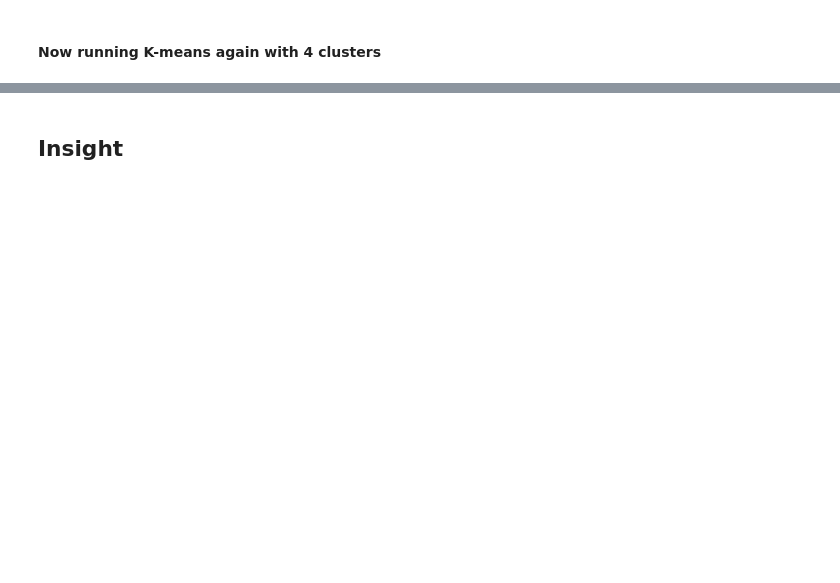
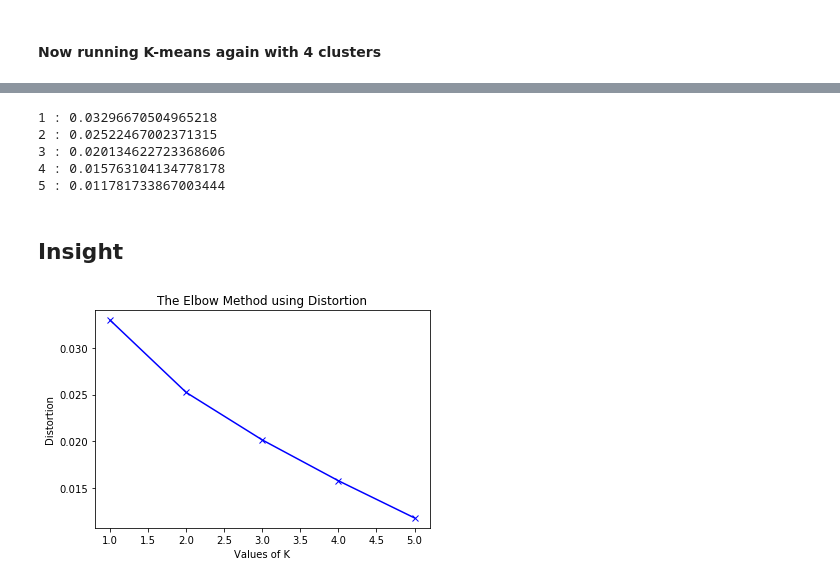
Before and after one commit to sumanan047/Coursera_Capstone, a Jupyter notebook: Capstone.ipynb, the cells around one changed output, grey strips where cells are left out. Saved outputs shown, nothing was run; the diff lists cells and outputs as text; code cells hidden in the pictures; blank space fills up the shorter version.

```diff
--- a/Capstone.ipynb
+++ b/Capstone.ipynb
@@ -717,0 +843,3 @@ venues_map
+# %%
+X = df_nnew.values[:,2:4]
+X
@@ -718,2 +868,39 @@ venues_map
+# %%
+# lets create a loop which runs for different Ks (1 to 6) and return the distortions and Inertias
+distortions = []
+inertias = []
+mapping1 = {}
+mapping2 = {}
+K = range(1,6)
+
+for k in K:
+	#Building and fitting the model
+	kmeanModel = KMeans(n_clusters=k).fit(X)
+	kmeanModel.fit(X)
+
+	distortions.append(sum(np.min(cdist(X, kmeanModel.cluster_centers_,
+					'euclidean'),axis=1)) / X.shape[0])
+	inertias.append(kmeanModel.inertia_)
+
+	mapping1[k] = sum(np.min(cdist(X, kmeanModel.cluster_centers_,
+				'euclidean'),axis=1)) / X.shape[0]
+	mapping2[k] = kmeanModel.inertia_
+# %%
+for key,val in mapping1.items():
+	print(str(key)+' : '+str(val))
+# %% [output]
+1 : 0.03296670504965218
+2 : 0.02522467002371315
+3 : 0.020134622723368606
+4 : 0.015763104134778178
+5 : 0.011781733867003444
 # %% [markdown]
 ## Insight
+# %%
+plt.plot(K, distortions, 'bx-')
+plt.xlabel('Values of K')
+plt.ylabel('Distortion')
+plt.title('The Elbow Method using Distortion')
+plt.show()
+# %% [output]
+[figure, added]
```
Also changed, not shown: parts of 48 cells of this notebook.
